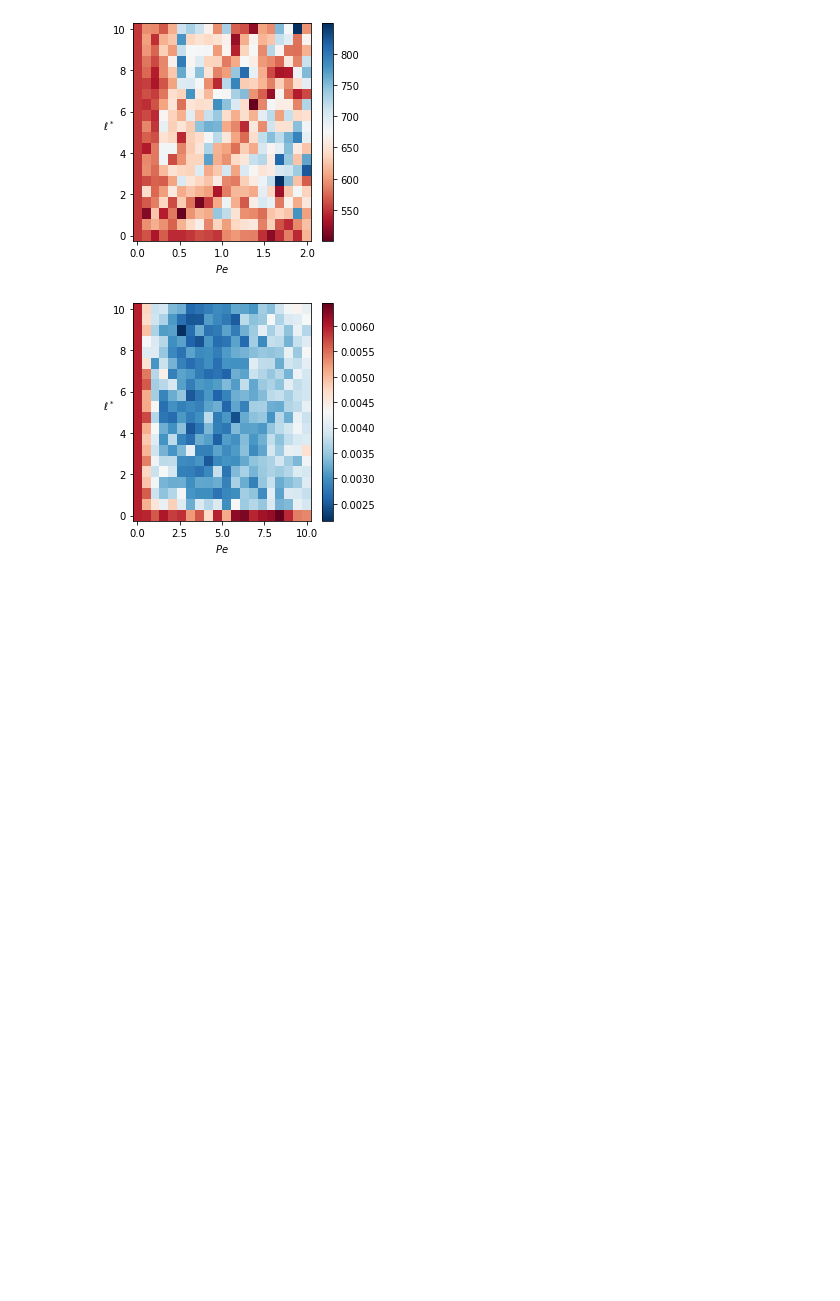
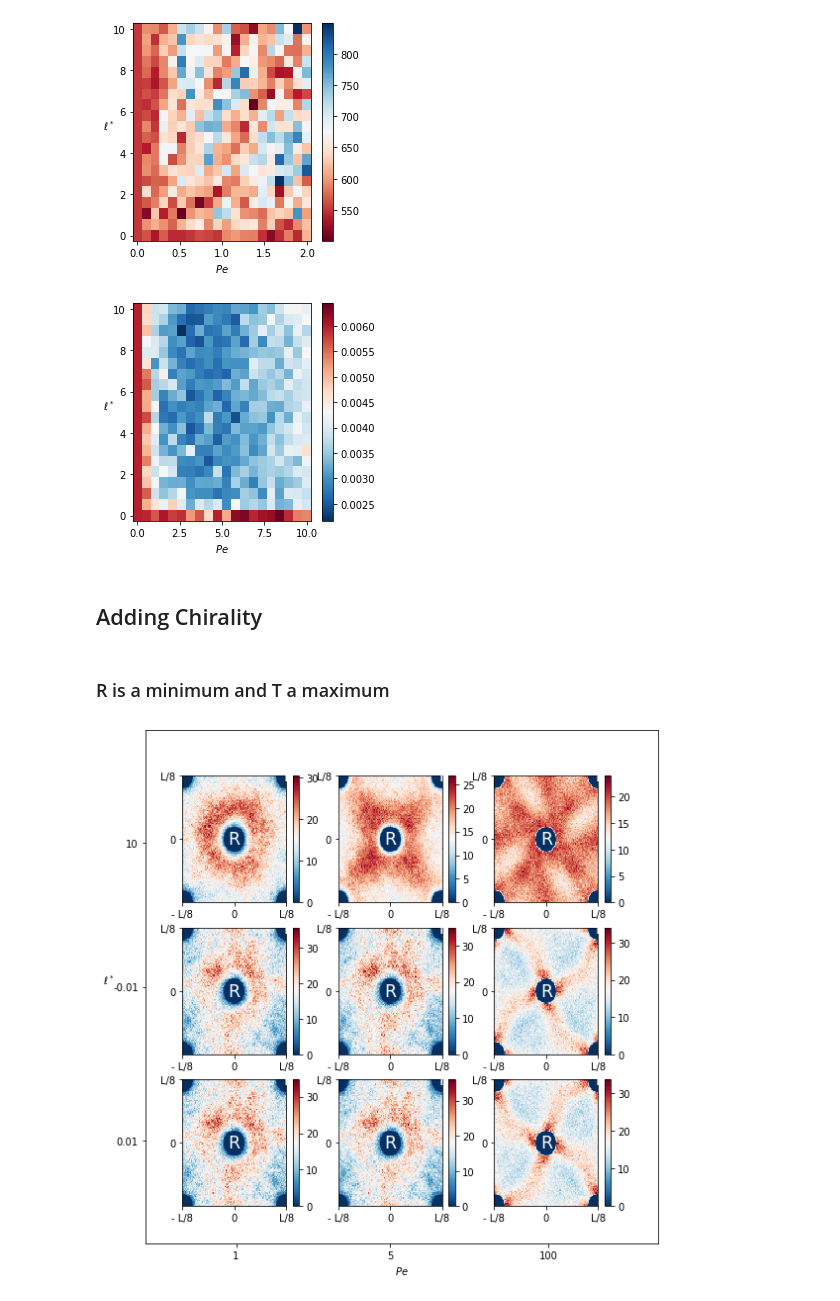
Before and after one commit to abassi98/Active-Brownian-Particles, a Jupyter notebook: src/main.ipynb, the cells around one changed output. Cells and saved outputs as stored; diff of their text form; code cells hidden in the pictures; blank space fills up the shorter version.

Commit message:
Add chirality simulations

```diff
--- a/src/main.ipynb
+++ b/src/main.ipynb
@@ -188,3 +200,21 @@ fig = plot_transition_rates(reactant, target, pe_vec, lstar_vec, is_out = is_out
 [figure]
 [figure]
 [figure]
+# %% [markdown]
+## Adding Chirality
+# %% [markdown]
+### R is a minimum and T a maximum
+# %%
+# Define reactant and target region
+reactant = region(x=0,y=0,radius=L/40.0)
+target = region(x=L/8,y=L/8,radius=L/40.0)
+is_out = False
+
+## Transition probability density plot
+pe_vec = [1,5,100]
+ldstar_vec = [10,-0.01, 0.01]
+
+# Plot transition probability density
+fig = plot_transition_density_chiral(reactant, target, pe_vec, ldstar_vec, is_out=False)
+# %% [output]
+[figure, added]
```
Also changed, not shown: parts of 13 cells of this notebook, 1 other file.
